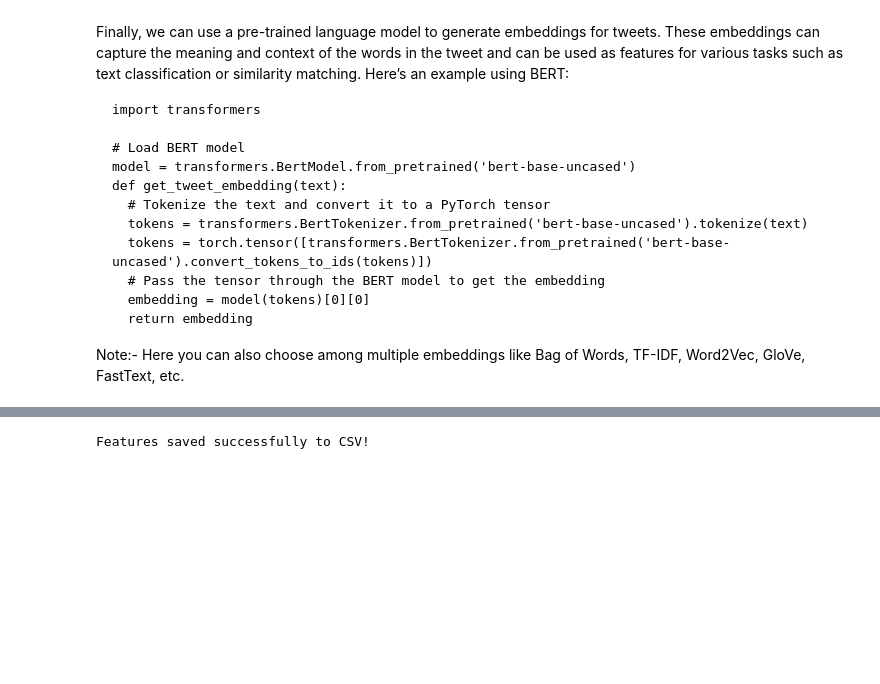
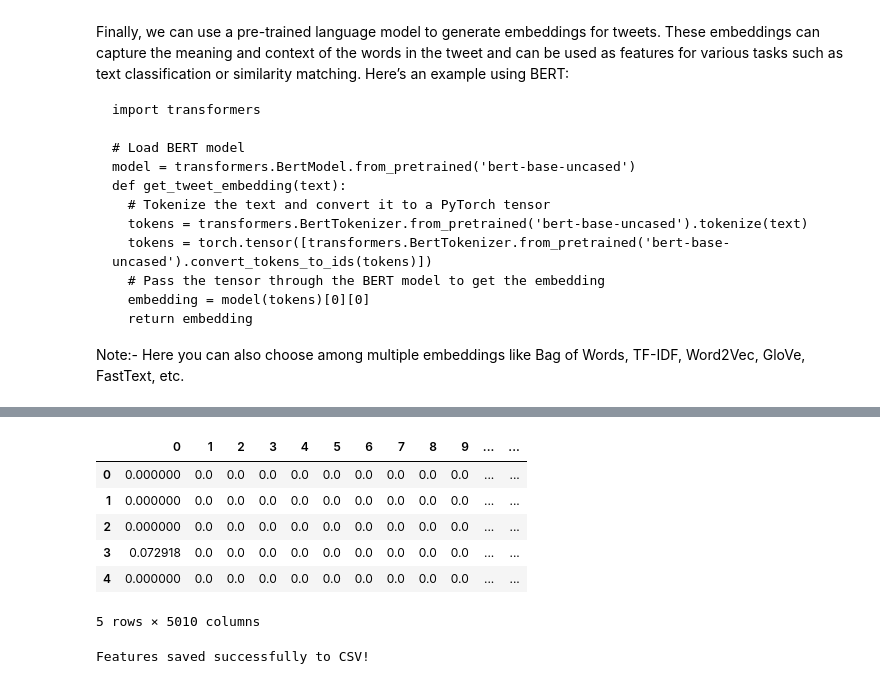
Before and after one commit to ngjocelyn/INF2008_YelpZip, a Jupyter notebook: 02_YelpZip_FeatureExtractionEngineering.ipynb, the cells around one changed output, grey strips where cells are left out. Cells and saved outputs as stored; diff of their text form; code cells hidden in the pictures; blank space fills up the shorter version.

Commit message:
added reset_index to ensure all indices align perfectly before merging, avoiding NaN values

```diff
--- a/02_YelpZip_FeatureExtractionEngineering.ipynb
+++ b/02_YelpZip_FeatureExtractionEngineering.ipynb
@@ -411,0 +408,15 @@ df_y_val = pd.DataFrame(y_val, columns=["label"])
+# %%
+# Reset indices for training set
+df_train_tfidf.reset_index(drop=True, inplace=True)
+df_train_features.reset_index(drop=True, inplace=True)
+y_train.reset_index(drop=True, inplace=True)
+
+# Reset indices for testing set
+df_test_tfidf.reset_index(drop=True, inplace=True)
+df_test_features.reset_index(drop=True, inplace=True)
+y_test.reset_index(drop=True, inplace=True)
+
+# Reset indices for validation set
+df_val_tfidf.reset_index(drop=True, inplace=True)
+df_val_features.reset_index(drop=True, inplace=True)
+y_val.reset_index(drop=True, inplace=True)
@@ -417 +486,13 @@ df_val_combined = pd.concat([df_val_tfidf, df_val_features, df_y_val], axis=1)
+# %%
+df_train_combined.head()
+df_test_combined.head()
+df_val_combined.head()
+# %% [output]
+|  | 0 | 1 | 2 | 3 | 4 | 5 | 6 | 7 | 8 | 9 | ... | ... |
+| 0 | 0.000000 | 0.0 | 0.0 | 0.0 | 0.0 | 0.0 | 0.0 | 0.0 | 0.0 | 0.0 | ... | ... |
+| 1 | 0.000000 | 0.0 | 0.0 | 0.0 | 0.0 | 0.0 | 0.0 | 0.0 | 0.0 | 0.0 | ... | ... |
+| 2 | 0.000000 | 0.0 | 0.0 | 0.0 | 0.0 | 0.0 | 0.0 | 0.0 | 0.0 | 0.0 | ... | ... |
+| 3 | 0.072918 | 0.0 | 0.0 | 0.0 | 0.0 | 0.0 | 0.0 | 0.0 | 0.0 | 0.0 | ... | ... |
+| 4 | 0.000000 | 0.0 | 0.0 | 0.0 | 0.0 | 0.0 | 0.0 | 0.0 | 0.0 | 0.0 | ... | ... |
+5 rows × 5010 columns
 # %%
```
Also changed, not shown: parts of 11 cells of this notebook.
